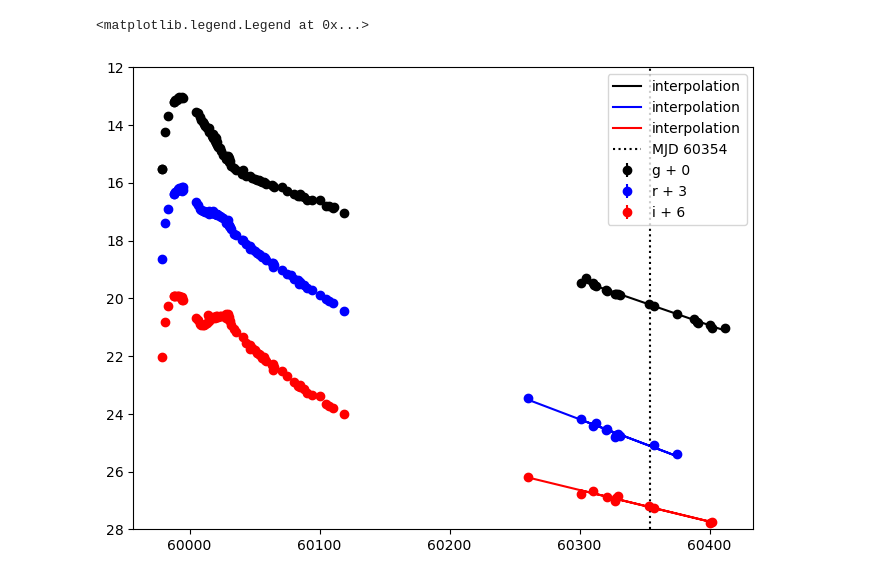
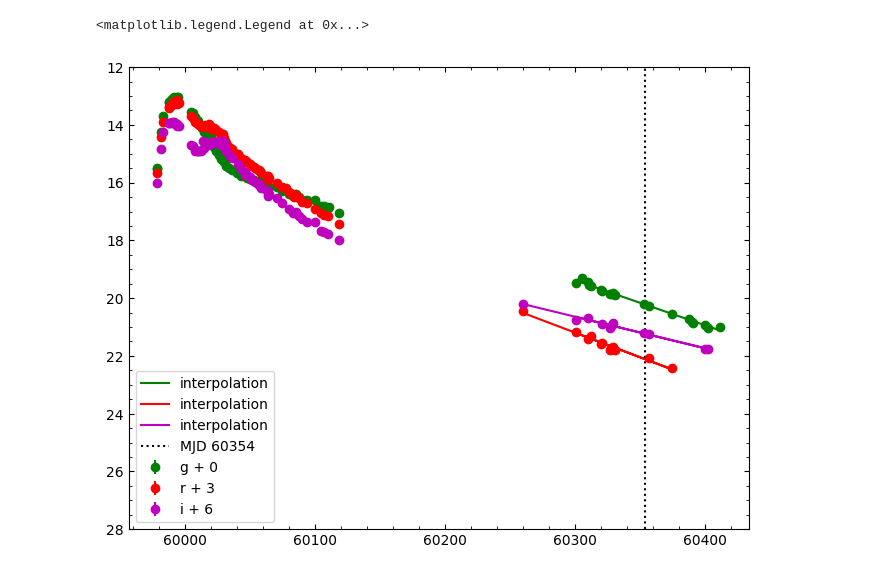
Before and after one commit to skvc22/sn2023bee, a Jupyter notebook: calibrate.ipynb, the cells around one changed output. Cells and saved outputs as stored; diff of their text form; code cells hidden in the pictures.

```diff
--- a/calibrate.ipynb
+++ b/calibrate.ipynb
@@ -3,18 +3,25 @@ import numpy as np
 import pandas as pd
 from astropy.io import ascii, fits
 import matplotlib.pyplot as plt
-from pyphot import unit
+from pyphot.config import units
 import pyphot
 from pdastro import pdastroclass
 from scipy.signal import savgol_filter
 from scipy.stats import tstd
 import sys
+import matplotlib as mpl
 
 from copy import deepcopy
 from scipy.interpolate import interp1d
 from astropy.modeling.functional_models import Gaussian1D
 
 plt.style.use('default')
+unit = type('unit', (), {'__getitem__': staticmethod(lambda k: units.U(k))})()
+
+mpl.rc('xtick', direction='in', top=True)
+mpl.rc('ytick', direction='in', right=True)
+mpl.rc('xtick.minor', visible=True)
+mpl.rc('ytick.minor', visible=True)
 # %%
 def flux2mag(flux, m0=0):
     return m0-2.5*np.log10(flux)
@@ -38,14 +60,15 @@ plt.plot(spec.t.wavelength, spec.t.flux)
 # %%
-# read in the light curve, convert the dates to numeric data for correct ordering, do a primitive quality cut, and plot
-lc = pdastroclass()
-lc.t = pd.read_csv('2023bee_data.snana.txt', header=44, delim_whitespace=True)
+# # read in the light curve, convert the dates to numeric data for correct ordering, do a primitive quality cut, and plot
+# lc = pdastroclass()
+# lc.t = pd.read_csv('2023bee_data.snana.txt', header=44, sep=r'\s+')
 
-end_ix=lc.ix_equal('MJD', 'END:')
-lc.t=lc.t.drop(end_ix)
-lc.t.MJD = pd.to_numeric(lc.t.MJD)
+# end_ix=lc.ix_equal('MJD', 'END:')
+# lc.t=lc.t.drop(end_ix)
+# lc.t.MJD = pd.to_numeric(lc.t.MJD)
 
-lc.t = lc.t[lc.t.MAGERR <= .5]
+# lc.t = lc.t[lc.t.MAGERR <= .5]
+# lc.t = lc.t.dropna(subset=['MAG'])
 
-plt.scatter(lc.t.MJD, lc.t.MAG)
-plt.errorbar(lc.t.MJD, lc.t.MAG, lc.t.MAGERR, ls='none')
-plt.ylim(24,12)
+# plt.scatter(lc.t.MJD, lc.t.MAG)
+# plt.errorbar(lc.t.MJD, lc.t.MAG, lc.t.MAGERR, ls='none')
+# plt.ylim(24,12)
@@ -57,37 +77,37 @@ plt.ylim(24,12)
 # interpolate the magnitude in each filter at the day the spectrum was taken, using all data taken after MJD=60120, selected simply
 # because that was a date on the early end of the gap in data evident through the plot.
 
 filters = lc.t.FLT.unique()
 wanted_filts= [15,16,17]
 usefilts = [filters[i] for i in wanted_filts]
 
 plt.figure(figsize=(8,6))
 
-colors=['black','b','r']
+colors=['g','r','m']
 maglist = []
 
 for i, filt in enumerate(usefilts): #plot ATLAS and ZTF bands
     # Filter out the data in certain filet and has reasonable uncertainty
     ind = (lc.t.FLT==filt)&(lc.t.MAGERR>0.)&(lc.t.MAGERR<1.)
-    plt.errorbar(lc.t.MJD[ind], lc.t.MAG[ind]+3*i, lc.t.MAGERR[ind], linestyle = 'None', marker = 'o',
+    plt.errorbar(lc.t.MJD[ind], lc.t.MAG[ind], lc.t.MAGERR[ind], linestyle = 'None', marker = 'o',
                  label = filt + ' + ' + str(3*i), color = colors[i])
 
     # copy the quality cut indices for the current filter into a reindexed dataframe; separate out all indeces after
     # the first "chunk" of observations ends and fit a line to those data; plot it and find the value at MJD=60345
     # to assume the SN magnitude on the day the spectrum was taken; add to a list
     temp = lc.t[ind].copy().reset_index()
     ixs=(temp.MJD > 60120)
     a,b = np.polyfit(temp.MJD[ixs],temp.MAG[ixs],1)
-    plt.plot(temp.MJD[ixs], a*temp.MJD[ixs]+(b+3*i), color=colors[i], label='interpolation')
+    plt.plot(temp.MJD[ixs], a*temp.MJD[ixs]+(b), color=colors[i], label='interpolation')
     est_val = a*60354+b
     maglist.append(est_val)
 
 plt.axvline(x=60354,color='black', ls='dotted', label = 'MJD 60354')
 plt.ylim(28, 12)
 plt.legend()
 # %% [output]
 <matplotlib.legend.Legend at 0x...>
-[figure, old version]
+[figure, new version]
 # %%
 # find the difference between spectral magnitude and photometric magnitude in PS1 gri filters.
 # average the differences and convert to flux to determine a calibration constant for the spectrum
```
Also changed, not shown: parts of 17 cells of this notebook.
